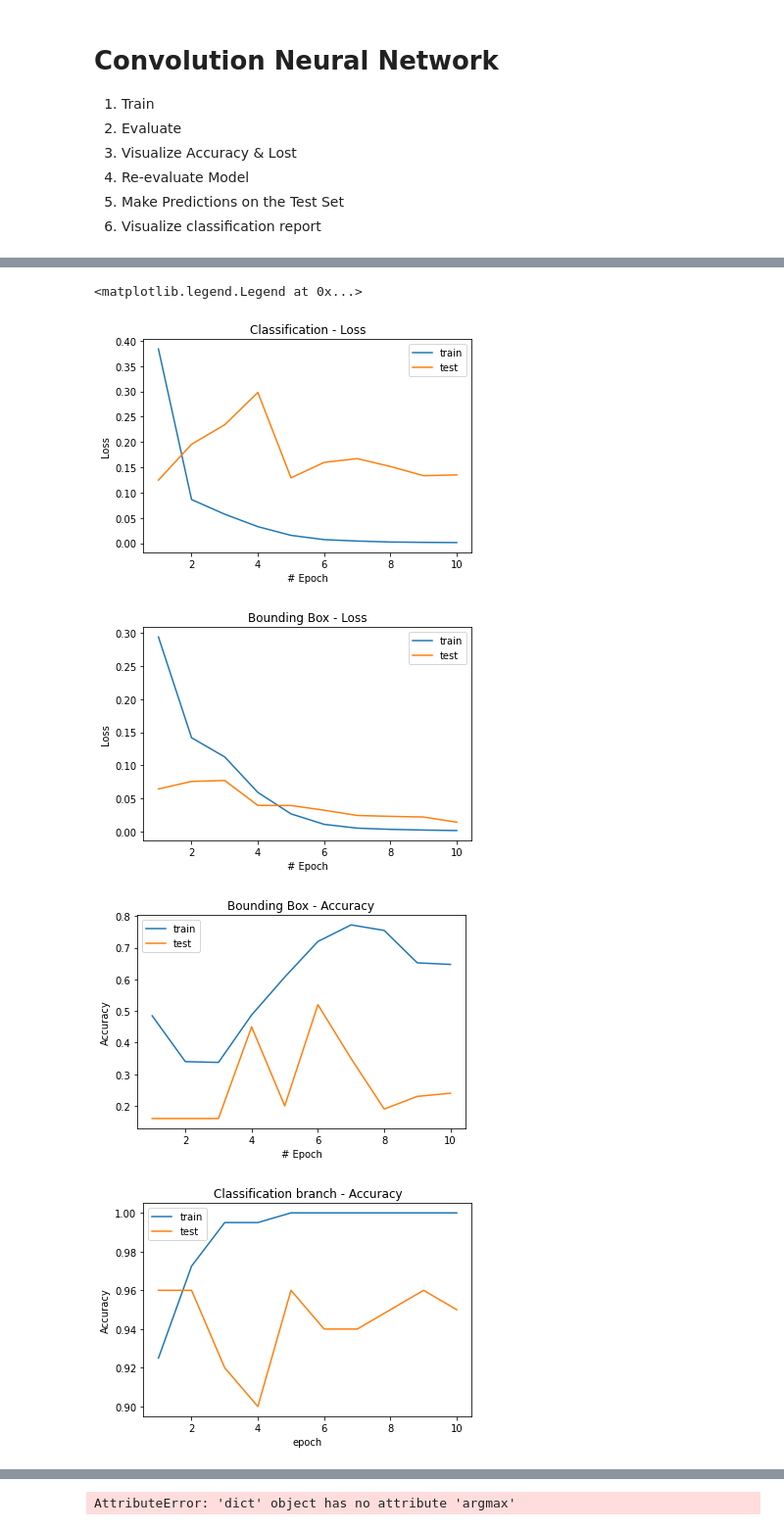
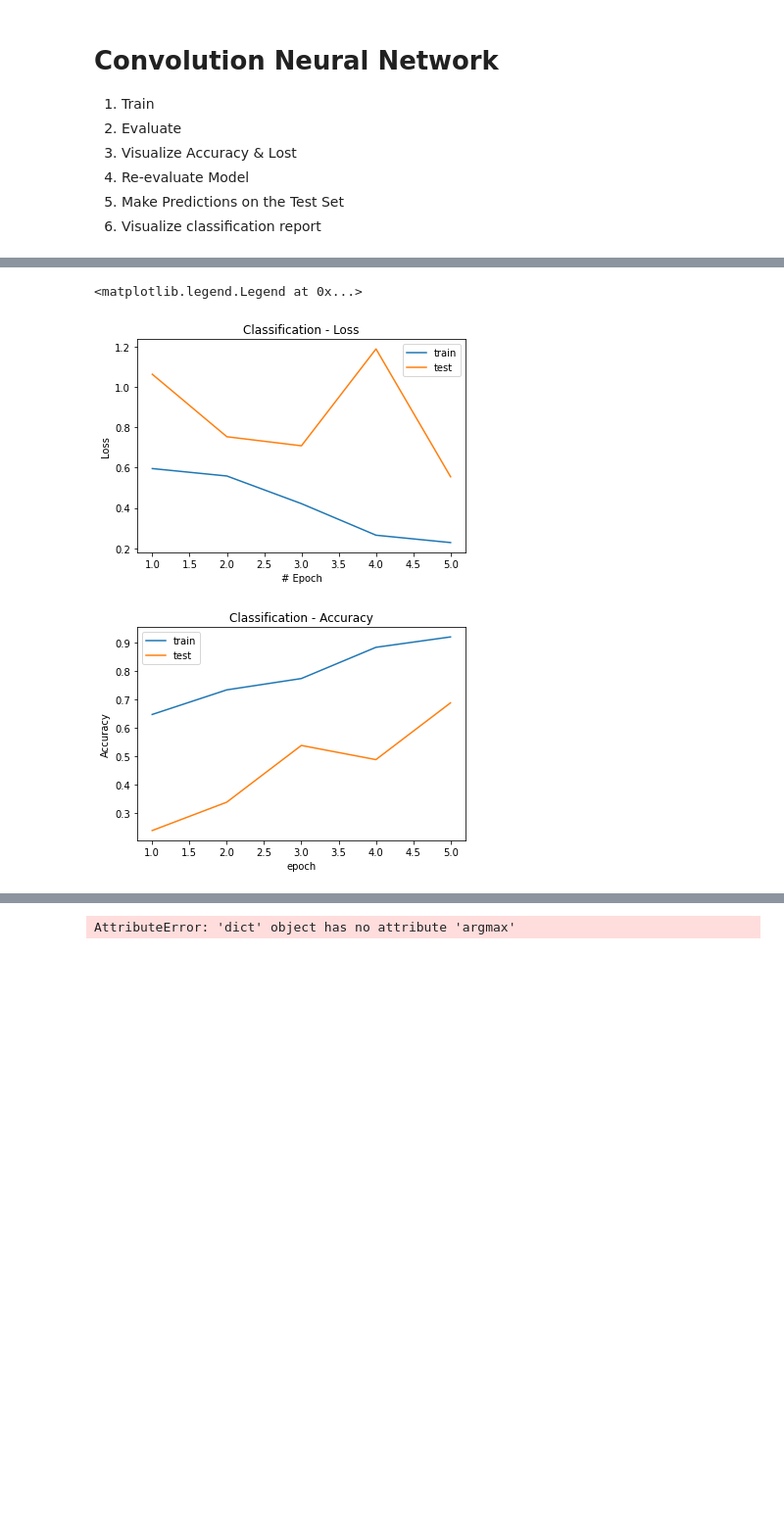
Before and after one commit to ccook93/Object_Detection, a Jupyter notebook: CNN.ipynb, the cells around one changed output, grey strips where cells are left out. Shown: that part at 98% size. Drawn from its saved outputs; the diff is of its cells as text; code cells hidden in the pictures; blank space fills up the shorter version.

Commit message:
new version of cnn for classification only

```diff
--- a/CNN.ipynb
+++ b/CNN.ipynb
@@ -131,19 +121,18 @@ locator_branch = layers.Dense(4, activation='sigmoid', name='bb_head')(locator_b
 # %%
 model = tf.keras.Model(input_layer,
-           outputs=[classifier_branch,locator_branch])
+           outputs=[classifier_branch])
 # %%
-losses = {"cl_head":tf.keras.losses.SparseCategoricalCrossentropy(from_logits=True),
-   "bb_head":tf.keras.losses.MSE}
+losses = {"cl_head":tf.keras.losses.SparseCategoricalCrossentropy(from_logits=True)}
 # %%
-model.compile(loss=losses, optimizer='Adam', metrics=['accuracy',Precision(),Recall()])
+model.compile(loss=losses, optimizer='Adam', metrics=['accuracy'])
 # %%
 trainTargets = {
     "cl_head": train_labels,
-    "bb_head": train_targets
+    #"bb_head": train_targets
 }
 testTargets = {
     "cl_head": test_labels,
-    "bb_head": test_targets
+    #"bb_head": test_targets
 }
 # %%
 training_epochs = 5
@@ -168,8 +166,7 @@ score = model.fit(test_images, testTargets,batch_size=4)
 loss_values = history.history['loss']
 epochs = range(1, len(loss_values)+1)
 
-plt.plot(epochs, loss_values, label='training Loss')
-plt.plot(epochs, history.history['val_loss'], label='test Loss')
+plt.plot(epochs, history.history['loss'], label='training Loss')
 plt.xlabel('Epochs')
 plt.ylabel('Loss')
 plt.legend()
@@ -177,35 +174,17 @@ plt.legend()
 plt.show()
 
 plt.figure()
-plt.plot(epochs,history.history['cl_head_loss'], label='train')
-plt.plot(epochs,history.history['val_cl_head_loss'], label='test')
+plt.plot(epochs,history.history['loss'], label='train')
+plt.plot(epochs,history.history['val_loss'], label='test')
 plt.title('Classification - Loss')
 plt.ylabel('Loss')
 plt.xlabel('# Epoch')
 plt.legend()
 
-
 plt.figure()
-plt.plot(epochs,history.history['bb_head_loss'],label='train')
-plt.plot(epochs,history.history['val_bb_head_loss'],label='test')
-plt.title('Bounding Box - Loss')
-plt.ylabel('Loss')
-plt.xlabel('# Epoch')
-plt.legend()
-
-
-plt.figure()
-plt.plot(epochs,history.history['bb_head_accuracy'], label='train')
-plt.plot(epochs,history.history['val_bb_head_accuracy'], label='test')
-plt.title('Bounding Box - Accuracy')
-plt.ylabel('Accuracy')
-plt.xlabel('# Epoch')
-plt.legend()
-
-plt.figure()
-plt.plot(epochs,history.history['cl_head_accuracy'], label='train')
-plt.plot(epochs,history.history['val_cl_head_accuracy'], label='test')
-plt.title('Classification branch - Accuracy')
+plt.plot(epochs,history.history['accuracy'], label='train')
+plt.plot(epochs,history.history['val_accuracy'], label='test')
+plt.title('Classification - Accuracy')
 plt.ylabel('Accuracy')
 plt.xlabel('epoch')
 plt.legend()
@@ -214,8 +193,6 @@ plt.legend()
 <matplotlib.legend.Legend at 0x...>
-[figure, old version]
+[figure, new version]
-[figure, old version]
+[figure, new version]
-[figure, removed]
-[figure, removed]
 # %%
 print(history.history)
 # %% [output]
```
Also changed, not shown: parts of 17 cells of this notebook.
